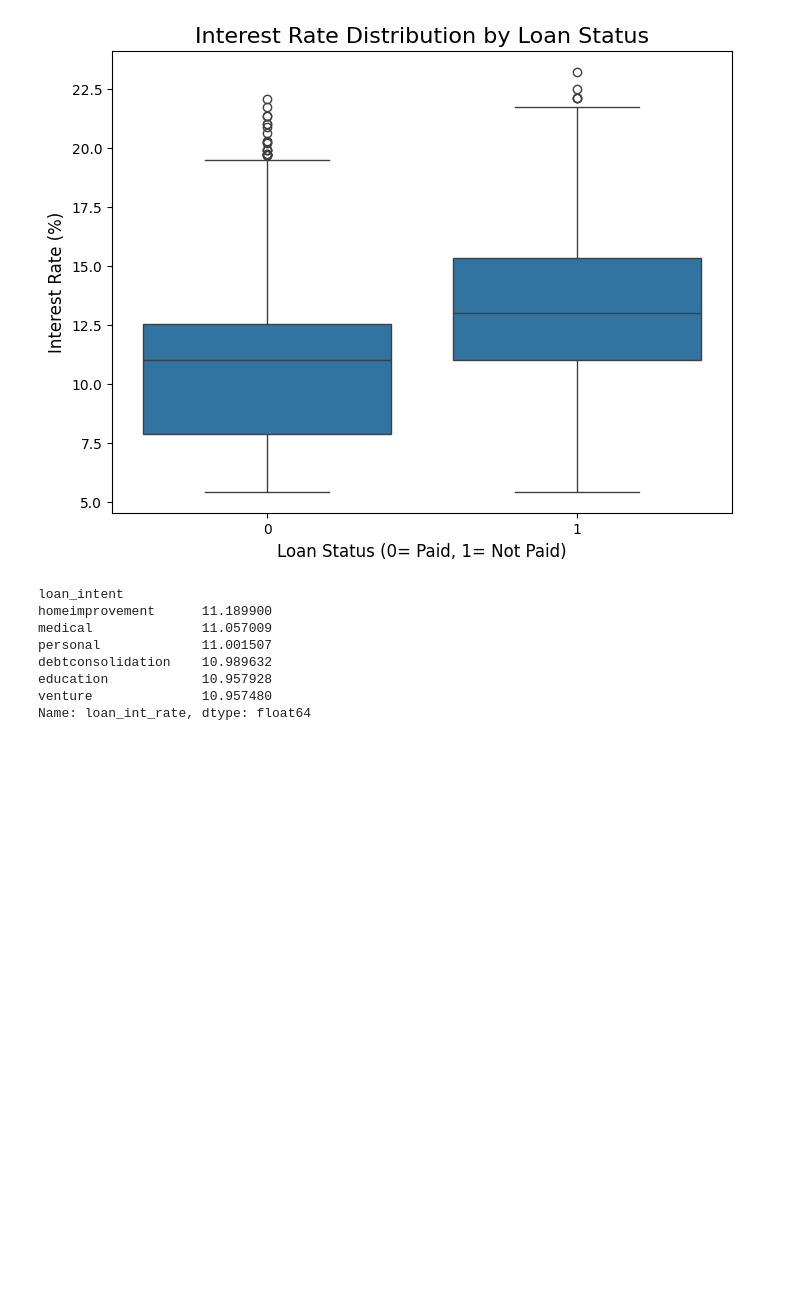
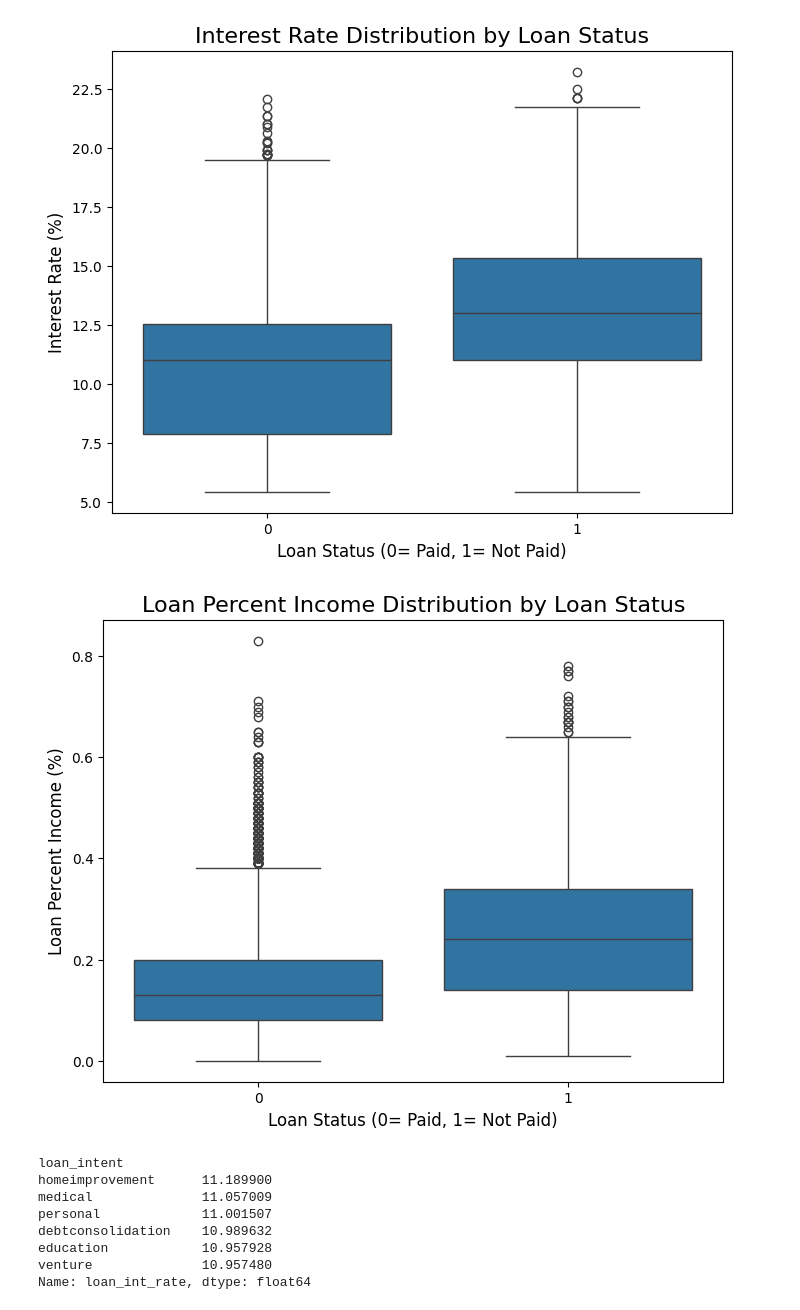
Before and after one commit to shlokzz/Credit-Risk-Prediction-Project, a Jupyter notebook: notebooks/data_cleaning_and_eda.ipynb, the cells around one changed output. Cells and saved outputs as stored; diff of their text form; code cells hidden in the pictures; blank space fills up the shorter version.

Commit message:
Add boxplot for loan percent income distribution

```diff
--- a/notebooks/data_cleaning_and_eda.ipynb
+++ b/notebooks/data_cleaning_and_eda.ipynb
@@ -325,6 +325,16 @@ plt.ylabel('Interest Rate (%)', fontsize= 12)
 plt.show()
 # %% [output]
 [figure]
+# %%
+# display boxplot for loan percent income distribution by loan status
+plt.figure(figsize=(8,6))
+sns.boxplot(x='loan_status', y='loan_percent_income', data=df)
+plt.title('Loan Percent Income Distribution by Loan Status', fontsize=16)
+plt.xlabel('Loan Status (0= Paid, 1= Not Paid)', fontsize= 12)
+plt.ylabel('Loan Percent Income (%)', fontsize= 12)
+plt.show()
+# %% [output]
+[figure, added]
 # %%
 # see which loan intent has the highest loan interest rate
 df.groupby('loan_intent')['loan_int_rate'].mean().sort_values(ascending= False)
```
Also changed, not shown: parts of 4 cells of this notebook.
